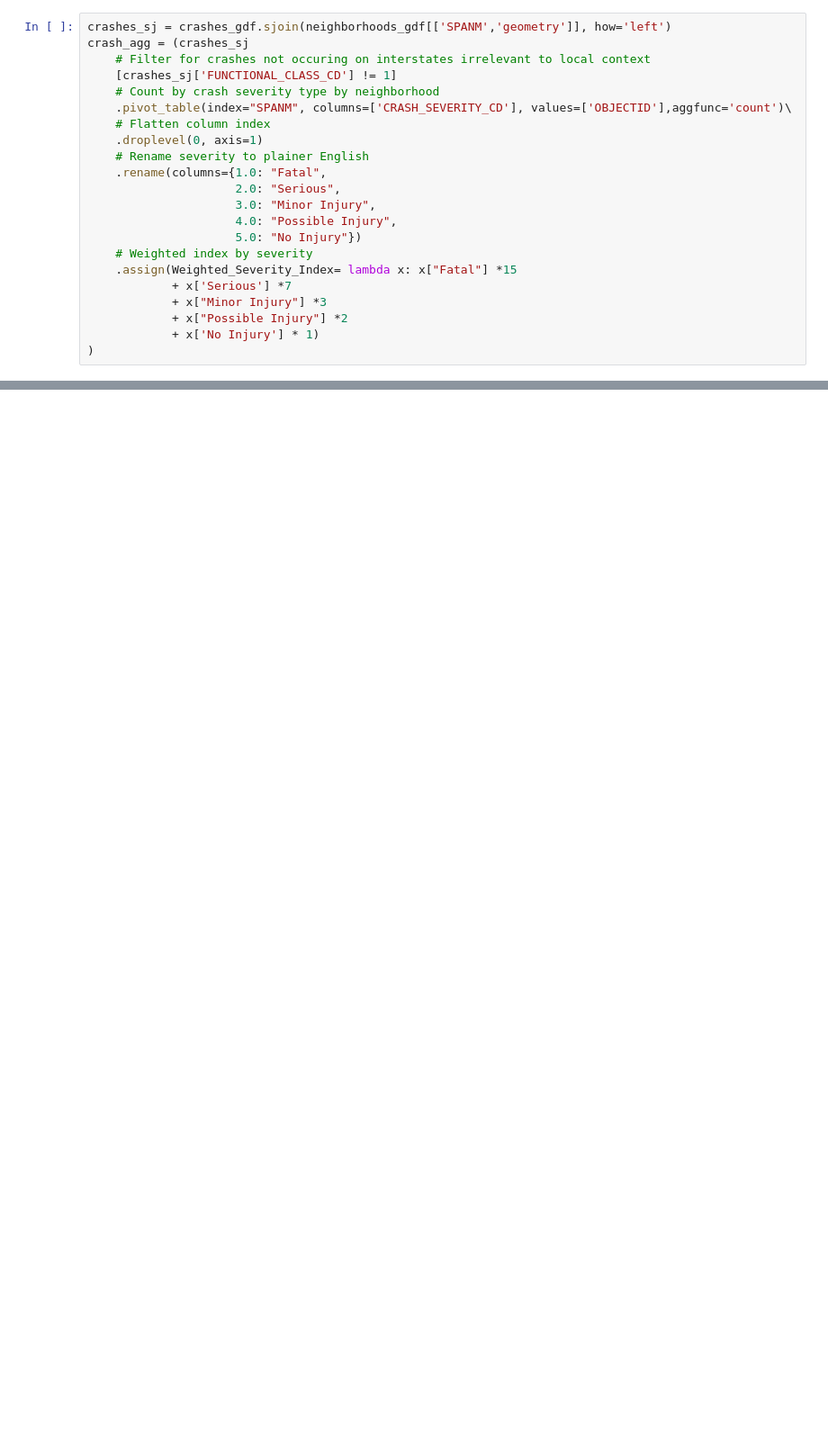
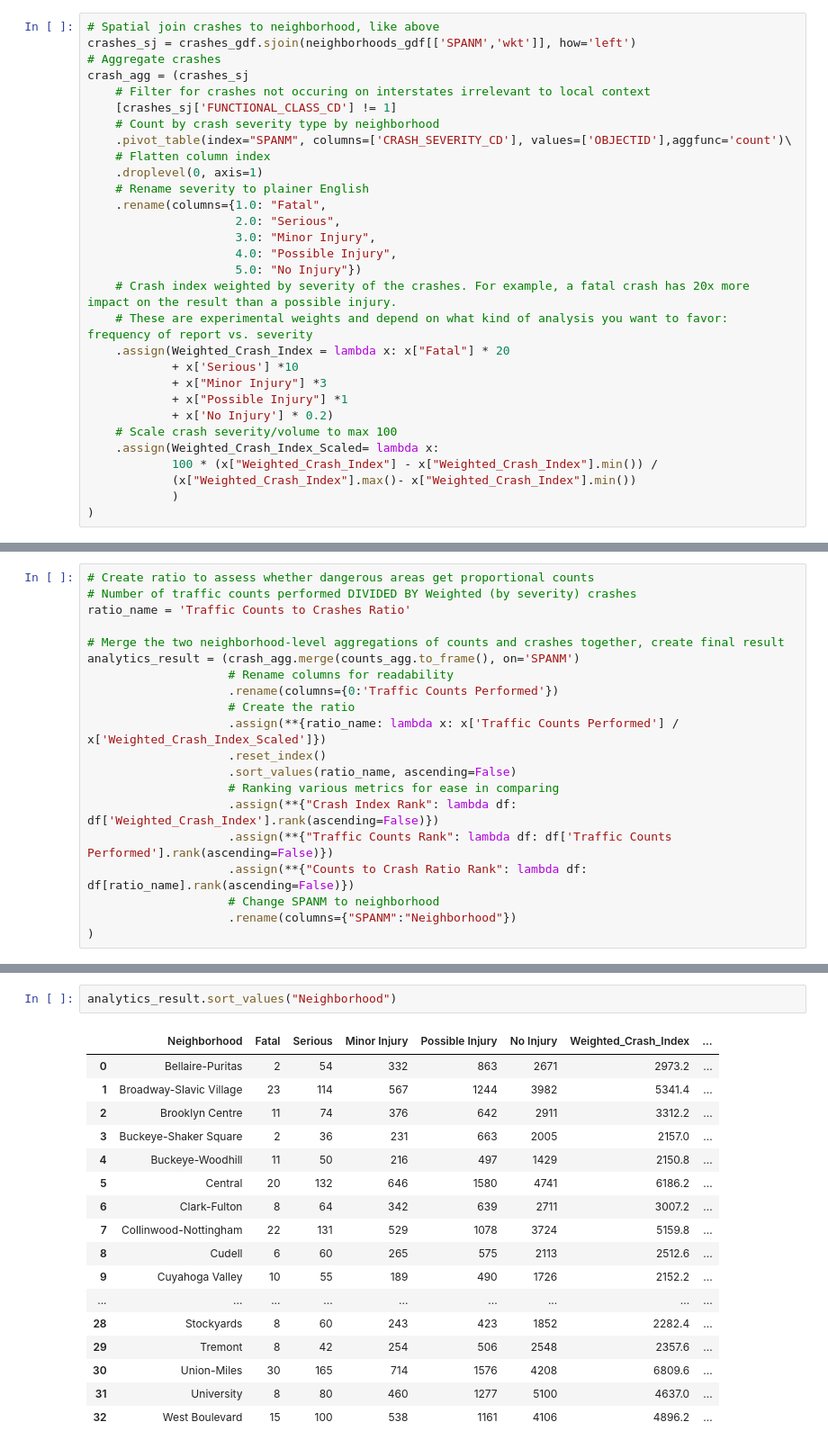
Before and after one commit to dnsohrabian/cle_trafficstudy_analysis, a Jupyter notebook: main.ipynb, the cells around one changed output, grey strips where cells are left out. Shown at 90% size. Saved outputs shown, nothing was run; the diff lists cells and outputs as text; blank space fills up the shorter version.

```diff
--- a/main.ipynb
+++ b/main.ipynb
@@ -32,5 +38,7 @@ crashes_gdf = gpd.GeoDataFrame(sdf, geometry=sdf.SHAPE)
 # %%
-crashes_sj = crashes_gdf.sjoin(neighborhoods_gdf[['SPANM','geometry']], how='left')
+# Spatial join crashes to neighborhood, like above
+crashes_sj = crashes_gdf.sjoin(neighborhoods_gdf[['SPANM','wkt']], how='left')
+# Aggregate crashes
 crash_agg = (crashes_sj
     # Filter for crashes not occuring on interstates irrelevant to local context
     [crashes_sj['FUNCTIONAL_CLASS_CD'] != 1]
@@ -44,10 +52,16 @@ crash_agg = (crashes_sj
                      3.0: "Minor Injury",
                      4.0: "Possible Injury",
                      5.0: "No Injury"})
-    # Weighted index by severity
-    .assign(Weighted_Severity_Index= lambda x: x["Fatal"] *15
-            + x['Serious'] *7
+    # Crash index weighted by severity of the crashes. For example, a fatal crash has 20x more impact on the result than a possible injury.
+    # These are experimental weights and depend on what kind of analysis you want to favor: frequency of report vs. severity
+    .assign(Weighted_Crash_Index = lambda x: x["Fatal"] * 20
+            + x['Serious'] *10
             + x["Minor Injury"] *3
-            + x["Possible Injury"] *2
-            + x['No Injury'] * 1)
+            + x["Possible Injury"] *1
+            + x['No Injury'] * 0.2)
+    # Scale crash severity/volume to max 100
+    .assign(Weighted_Crash_Index_Scaled= lambda x:
+            100 * (x["Weighted_Crash_Index"] - x["Weighted_Crash_Index"].min()) /
+            (x["Weighted_Crash_Index"].max()- x["Weighted_Crash_Index"].min())
+            )
 )
@@ -65,0 +68,20 @@ analytics_result.plot.bar(x='SPANM', y=ratio_name)
+# %%
+# Create ratio to assess whether dangerous areas get proportional counts
+# Number of traffic counts performed DIVIDED BY Weighted (by severity) crashes
+ratio_name = 'Traffic Counts to Crashes Ratio'
+
+# Merge the two neighborhood-level aggregations of counts and crashes together, create final result
+analytics_result = (crash_agg.merge(counts_agg.to_frame(), on='SPANM')
+                    # Rename columns for readability
+                    .rename(columns={0:'Traffic Counts Performed'})
+                    # Create the ratio
+                    .assign(**{ratio_name: lambda x: x['Traffic Counts Performed'] / x['Weighted_Crash_Index_Scaled']})
+                    .reset_index()
+                    .sort_values(ratio_name, ascending=False)
+                    # Ranking various metrics for ease in comparing
+                    .assign(**{"Crash Index Rank": lambda df: df['Weighted_Crash_Index'].rank(ascending=False)})
+                    .assign(**{"Traffic Counts Rank": lambda df: df['Traffic Counts Performed'].rank(ascending=False)})
+                    .assign(**{"Counts to Crash Ratio Rank": lambda df: df[ratio_name].rank(ascending=False)})
+                    # Change SPANM to neighborhood
+                    .rename(columns={"SPANM":"Neighborhood"})
+)
@@ -65,0 +100,20 @@ analytics_result.plot.bar(x='SPANM', y=ratio_name)
+# %%
+analytics_result.sort_values("Neighborhood")
+# %% [output]
+|  | Neighborhood | Fatal | Serious | Minor Injury | Possible Injury | No Injury | Weighted_Crash_Index | ... |
+| 0 | Bellaire-Puritas | 2 | 54 | 332 | 863 | 2671 | 2973.2 | ... |
+| 1 | Broadway-Slavic Village | 23 | 114 | 567 | 1244 | 3982 | 5341.4 | ... |
+| 2 | Brooklyn Centre | 11 | 74 | 376 | 642 | 2911 | 3312.2 | ... |
+| 3 | Buckeye-Shaker Square | 2 | 36 | 231 | 663 | 2005 | 2157.0 | ... |
+| 4 | Buckeye-Woodhill | 11 | 50 | 216 | 497 | 1429 | 2150.8 | ... |
+| 5 | Central | 20 | 132 | 646 | 1580 | 4741 | 6186.2 | ... |
+| 6 | Clark-Fulton | 8 | 64 | 342 | 639 | 2711 | 3007.2 | ... |
+| 7 | Collinwood-Nottingham | 22 | 131 | 529 | 1078 | 3724 | 5159.8 | ... |
+| 8 | Cudell | 6 | 60 | 265 | 575 | 2113 | 2512.6 | ... |
+| 9 | Cuyahoga Valley | 10 | 55 | 189 | 490 | 1726 | 2152.2 | ... |
+| ... | ... | ... | ... | ... | ... | ... | ... | ... |
+| 28 | Stockyards | 8 | 60 | 243 | 423 | 1852 | 2282.4 | ... |
+| 29 | Tremont | 8 | 42 | 254 | 506 | 2548 | 2357.6 | ... |
+| 30 | Union-Miles | 30 | 165 | 714 | 1576 | 4208 | 6809.6 | ... |
+| 31 | University | 8 | 80 | 460 | 1277 | 5100 | 4637.0 | ... |
+| 32 | West Boulevard | 15 | 100 | 538 | 1161 | 4106 | 4896.2 | ... |
```
Also changed, not shown: parts of 13 cells of this notebook.
